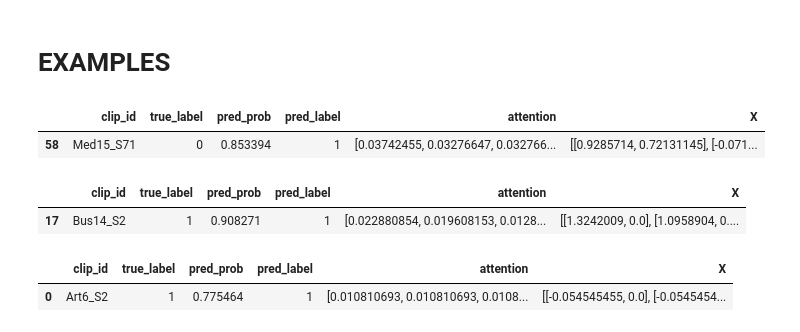
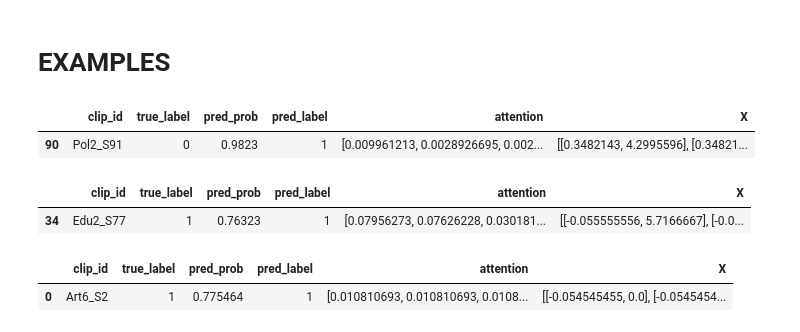
Before and after one commit to zimmermanna/TED-Talk-Appraisal-Recognition, a Jupyter notebook: notebooks/02_full_attention_based_mil.ipynb, the cells around one changed output. Saved outputs shown, nothing was run; the diff lists cells and outputs as text; code cells hidden in the pictures.

```diff
--- a/notebooks/02_full_attention_based_mil.ipynb
+++ b/notebooks/02_full_attention_based_mil.ipynb
@@ -371,17 +371,17 @@ def top_windows(example, fps=30):
 # %% [markdown]
 # EXAMPLES
 # %%
-false_positive_ex1 = df_attention[df_attention["clip_id"] == "Med15_S71"]
+false_positive_ex1 = df_attention[df_attention["clip_id"] == "Pol2_S91"]
 false_positive_ex1
 # %% [output]
 |  | clip_id | true_label | pred_prob | pred_label | attention | X |
-| 58 | Med15_S71 | 0 | 0.853394 | 1 | [0.03742455, 0.03276647, 0.032766... | [[0.9285714, 0.72131145], [-0.071... |
+| 90 | Pol2_S91 | 0 | 0.9823 | 1 | [0.009961213, 0.0028926695, 0.002... | [[0.3482143, 4.2995596], [0.34821... |
 # %%
-true_positive_ex1 = df_attention[df_attention["clip_id"] == "Bus14_S2"]
+true_positive_ex1 = df_attention[df_attention["clip_id"] == "Edu2_S77"]
 true_positive_ex1
 # %% [output]
 |  | clip_id | true_label | pred_prob | pred_label | attention | X |
-| 17 | Bus14_S2 | 1 | 0.908271 | 1 | [0.022880854, 0.019608153, 0.0128... | [[1.3242009, 0.0], [1.0958904, 0.... |
+| 34 | Edu2_S77 | 1 | 0.76323 | 1 | [0.07956273, 0.07626228, 0.030181... | [[-0.055555556, 5.7166667], [-0.0... |
 # %%
 true_positive_ex2 = df_attention[df_attention["clip_id"] == "Art6_S2"]
 true_positive_ex2
```
Also changed, not shown: parts of 7 cells of this notebook, 6 other files.
